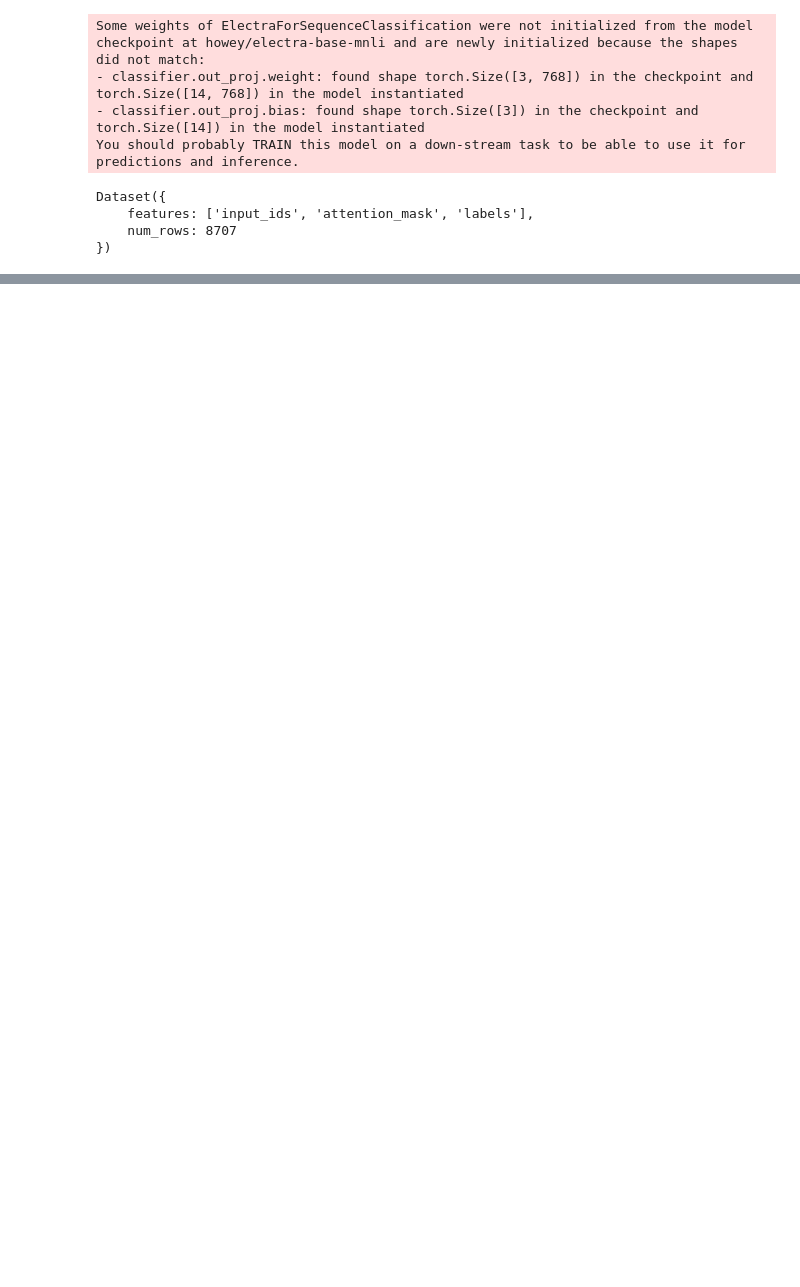
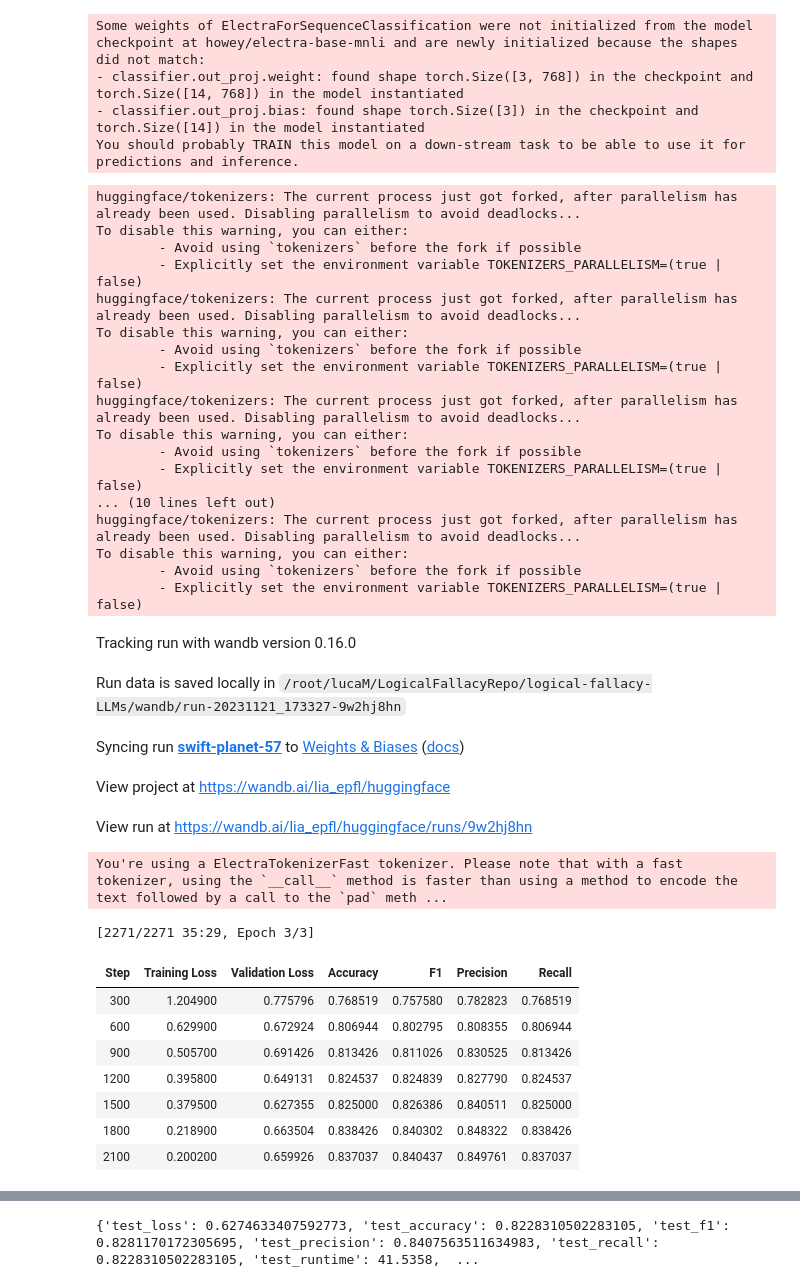
Before and after one commit to lucamouchel/logical-fallacy-LLMs, a Jupyter notebook: ArgumentationFallacyClassifier.ipynb, the cells around one changed output, grey strips where cells are left out. Saved outputs shown, nothing was run; the diff lists cells and outputs as text; code cells hidden in the pictures; blank space fills up the shorter version.

```diff
--- a/ArgumentationFallacyClassifier.ipynb
+++ b/ArgumentationFallacyClassifier.ipynb
@@ -42,10 +56,10 @@ Some weights of ElectraForSequenceClassification were not initialized from the m
 You should probably TRAIN this model on a down-stream task to be able to use it for predictions and inference.
 # %%
 training_args = TrainingArguments(
-    output_dir=f'./results/{model_name.split("/")[-1]}',
+    output_dir=f'./results/{MODEL.split("/")[-1]}',
     do_eval=True,
     do_train=True,
-    num_train_epochs=5,
+    num_train_epochs=3,
     save_total_limit=3,
     load_best_model_at_end=True,
     learning_rate=8.5e-5,
@@ -54,9 +68,9 @@ training_args = TrainingArguments(
     save_strategy="steps",
     logging_strategy="steps",
     evaluation_strategy="steps",
-    logging_steps=50,
-    eval_steps=50,
-    save_steps=50,
+    logging_steps=300,
+    eval_steps=300,
+    save_steps=300,
 )
 def compute_metrics(pred):
             labels = pred.label_ids
@@ -69,25 +83,66 @@ def compute_metrics(pred):
 # %%
 dataset = DatasetDict({
     'train': Dataset.from_pandas(train_df),
     'validation': Dataset.from_pandas(dev_df),
     'test': Dataset.from_pandas(test_df)
 })
 
 def process(batch):
     inputs = tokenizer(batch["argument"], truncation=True, padding="max_length")
     return {
             "input_ids": inputs["input_ids"],
             "attention_mask": inputs["attention_mask"],
             "labels": batch["fallacy type"],
         }
 
 tokenized_dataset = dataset.map(
     process,
     batched=True,
-    remove_columns=dataset["train"].column_names)
-print(tokenized_dataset['train'])
+    remove_columns=['label'])
+
+trainer = Trainer(
+        model=model,
+        args=training_args,
+        compute_metrics=compute_metrics,
+        train_dataset=tokenized_dataset["train"],
+        eval_dataset=tokenized_dataset["validation"],
+        tokenizer=tokenizer,
+    )
+if not LOAD_SAVED_MODEL:
+    trainer.train()
+    trainer.save_model(f'models/{MODEL.split("/")[-1]}-M3')
+    preds = trainer.predict(tokenized_dataset['test'])
+    print(preds.metrics)
 # %% [output]
-Dataset({
-    features: ['input_ids', 'attention_mask', 'labels'],
-    num_rows: 8707
-})
+huggingface/tokenizers: The current process just got forked, after parallelism has already been used. Disabling parallelism to avoid deadlocks...
+To disable this warning, you can either:
+        - Avoid using `tokenizers` before the fork if possible
+        - Explicitly set the environment variable TOKENIZERS_PARALLELISM=(true | false)
+huggingface/tokenizers: The current process just got forked, after parallelism has already been used. Disabling parallelism to avoid deadlocks...
+To disable this warning, you can either:
+        - Avoid using `tokenizers` before the fork if possible
+        - Explicitly set the environment variable TOKENIZERS_PARALLELISM=(true | false)
+huggingface/tokenizers: The current process just got forked, after parallelism has already been used. Disabling parallelism to avoid deadlocks...
+To disable this warning, you can either:
+        - Avoid using `tokenizers` before the fork if possible
+        - Explicitly set the environment variable TOKENIZERS_PARALLELISM=(true | false)
+... (10 lines left out)
+huggingface/tokenizers: The current process just got forked, after parallelism has already been used. Disabling parallelism to avoid deadlocks...
+To disable this warning, you can either:
+        - Avoid using `tokenizers` before the fork if possible
+        - Explicitly set the environment variable TOKENIZERS_PARALLELISM=(true | false)
+Tracking run with wandb version 0.16.0
+Run data is saved locally in /root/lucaM/LogicalFallacyRepo/logical-fallacy-LLMs/wandb/run-20231121_173327-9w2hj8hn
+Syncing run swift-planet-57 to Weights & Biases (docs)
+View project at https://wandb.ai/lia_epfl/huggingface
+View run at https://wandb.ai/lia_epfl/huggingface/runs/9w2hj8hn
+You're using a ElectraTokenizerFast tokenizer. Please note that with a fast tokenizer, using the `__call__` method is faster than using a method to encode the text followed by a call to the `pad` meth ...
+[2271/2271 35:29, Epoch 3/3]
+| Step | Training Loss | Validation Loss | Accuracy | F1 | Precision | Recall |
+| 300 | 1.204900 | 0.775796 | 0.768519 | 0.757580 | 0.782823 | 0.768519 |
+| 600 | 0.629900 | 0.672924 | 0.806944 | 0.802795 | 0.808355 | 0.806944 |
+| 900 | 0.505700 | 0.691426 | 0.813426 | 0.811026 | 0.830525 | 0.813426 |
+| 1200 | 0.395800 | 0.649131 | 0.824537 | 0.824839 | 0.827790 | 0.824537 |
+| 1500 | 0.379500 | 0.627355 | 0.825000 | 0.826386 | 0.840511 | 0.825000 |
+| 1800 | 0.218900 | 0.663504 | 0.838426 | 0.840302 | 0.848322 | 0.838426 |
+| 2100 | 0.200200 | 0.659926 | 0.837037 | 0.840437 | 0.849761 | 0.837037 |
@@ -93,0 +150 @@ Dataset({
+{'test_loss': 0.6274633407592773, 'test_accuracy': 0.8228310502283105, 'test_f1': 0.8281170172305695, 'test_precision': 0.8407563511634983, 'test_recall': 0.8228310502283105, 'test_runtime': 41.5358,  ...
```
Also changed, not shown: parts of 17 cells of this notebook, 17 other files.
